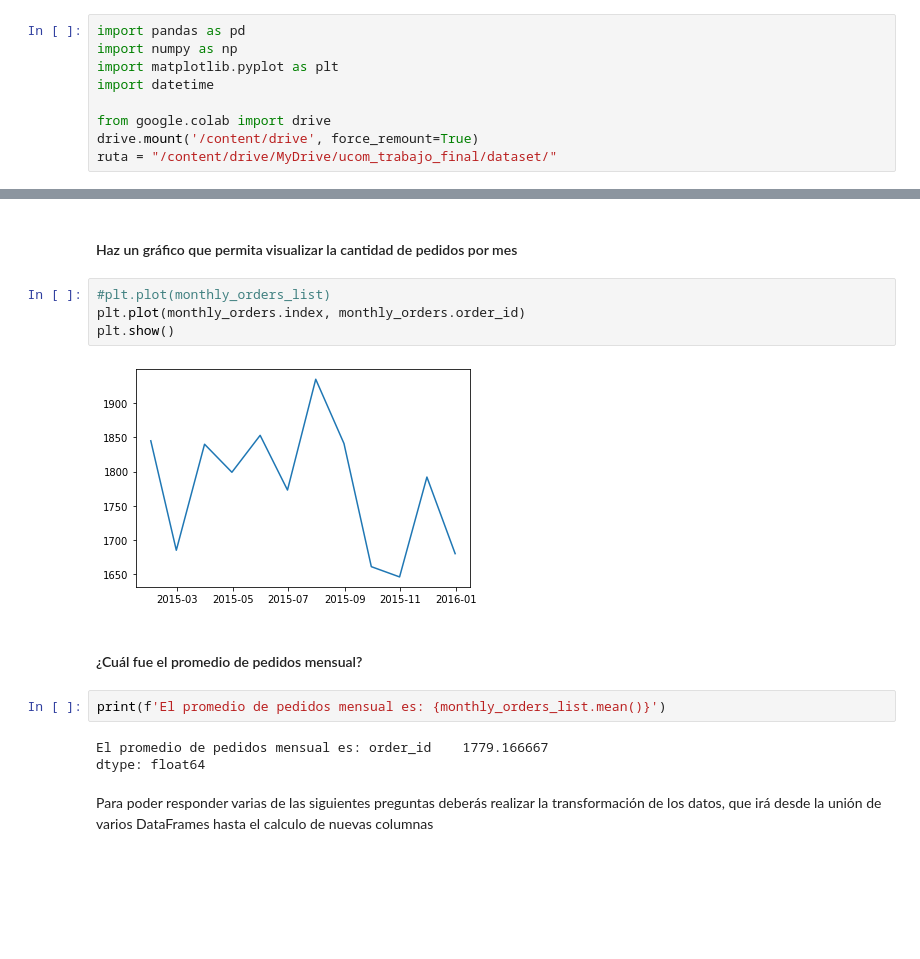
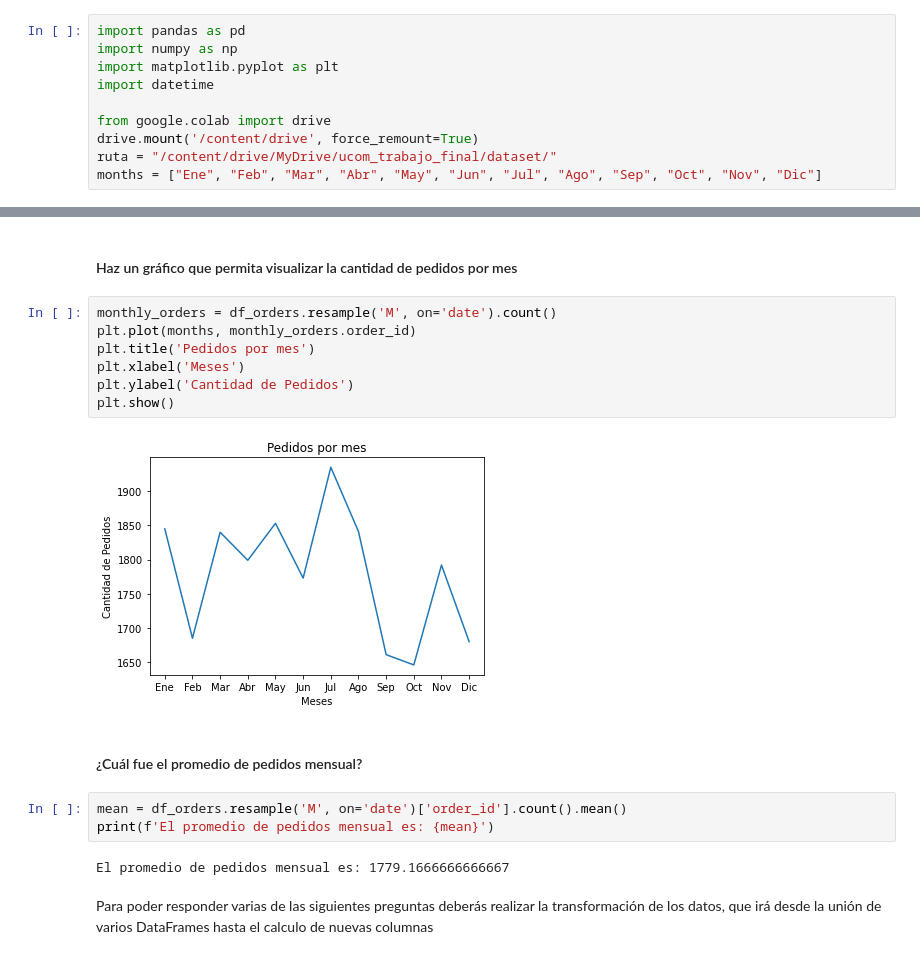
Before and after one commit to pablonunez81/ucom_intro_prog_final_work, a Jupyter notebook: M1_Trabajo_Final_pnunez_bbenitez.ipynb, the cells around one changed output, grey strips where cells are left out. Saved outputs shown, nothing was run; the diff lists cells and outputs as text; blank space fills up the shorter version.

```diff
--- a/M1_Trabajo_Final_pnunez_bbenitez.ipynb
+++ b/M1_Trabajo_Final_pnunez_bbenitez.ipynb
@@ -34,6 +34,7 @@ import datetime
 from google.colab import drive
 drive.mount('/content/drive', force_remount=True)
 ruta = "/content/drive/MyDrive/ucom_trabajo_final/dataset/"
+months = ["Ene", "Feb", "Mar", "Abr", "May", "Jun", "Jul", "Ago", "Sep", "Oct", "Nov", "Dic"]
 # %% [output]
 Mounted at /content/drive
 # %% [markdown]
@@ -407,18 +390,21 @@ monthly_orders_list
 # %% [markdown]
 #### Haz un gráfico que permita visualizar la cantidad de pedidos por mes
-# %%
-#plt.plot(monthly_orders_list)
-plt.plot(monthly_orders.index, monthly_orders.order_id)
-plt.show()
-# %% [output]
-[figure, removed]
+# %%
+monthly_orders = df_orders.resample('M', on='date').count()
+plt.plot(months, monthly_orders.order_id)
+plt.title('Pedidos por mes')
+plt.xlabel('Meses')
+plt.ylabel('Cantidad de Pedidos')
+plt.show()
+# %% [output]
+[figure, added]
 # %% [markdown]
 #### ¿Cuál fue el promedio de pedidos mensual?
 # %%
-print(f'El promedio de pedidos mensual es: {monthly_orders_list.mean()}')
+mean = df_orders.resample('M', on='date')['order_id'].count().mean()
+print(f'El promedio de pedidos mensual es: {mean}')
 # %% [output]
-El promedio de pedidos mensual es: order_id    1779.166667
-dtype: float64
+El promedio de pedidos mensual es: 1779.1666666666667
 # %% [markdown]
 Para poder responder varias de las siguientes preguntas deberás realizar la transformación de los datos, que irá desde la unión de varios DataFrames hasta el calculo de nuevas columnas
 # %%
```
Also changed, not shown: parts of 8 cells of this notebook.
